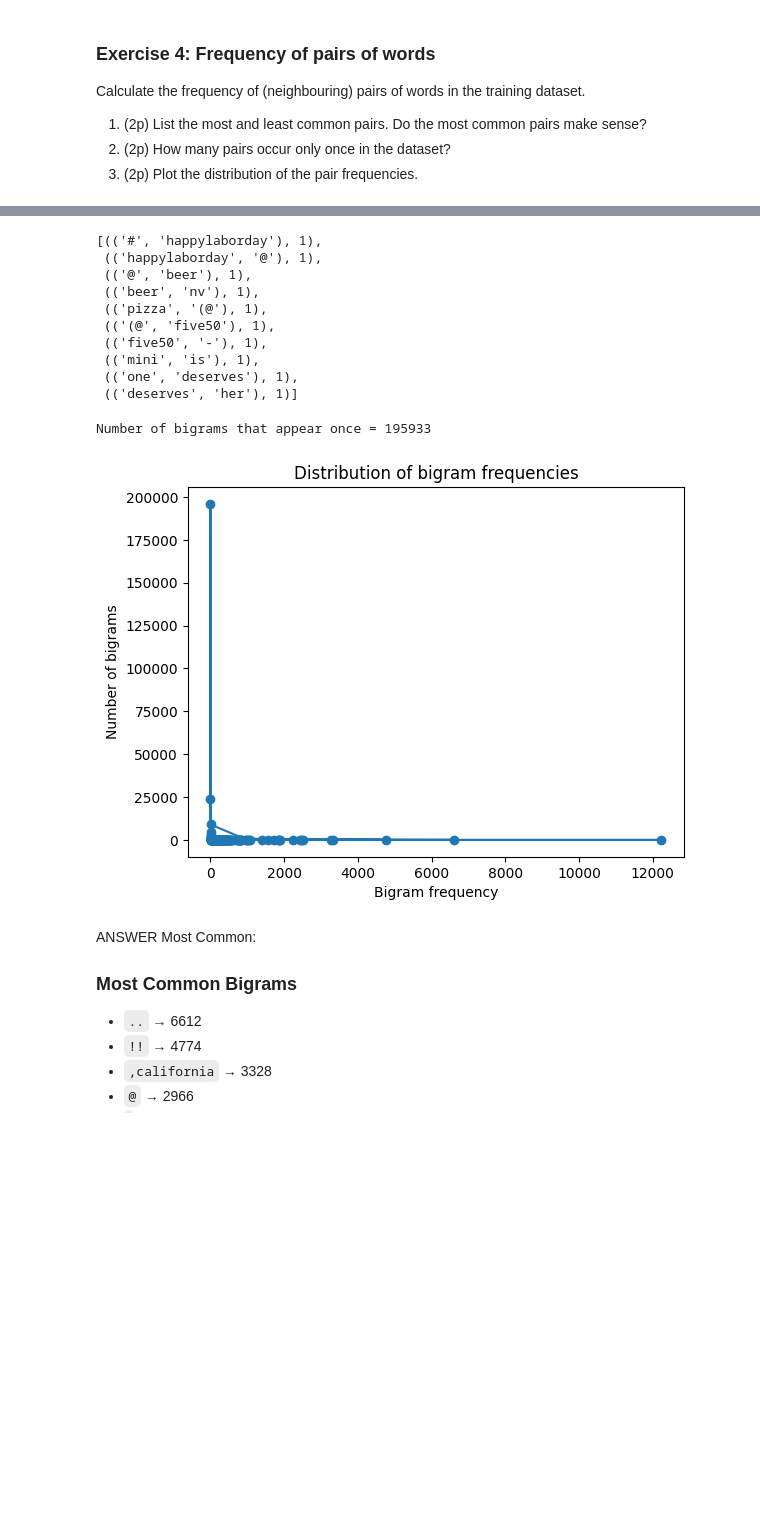
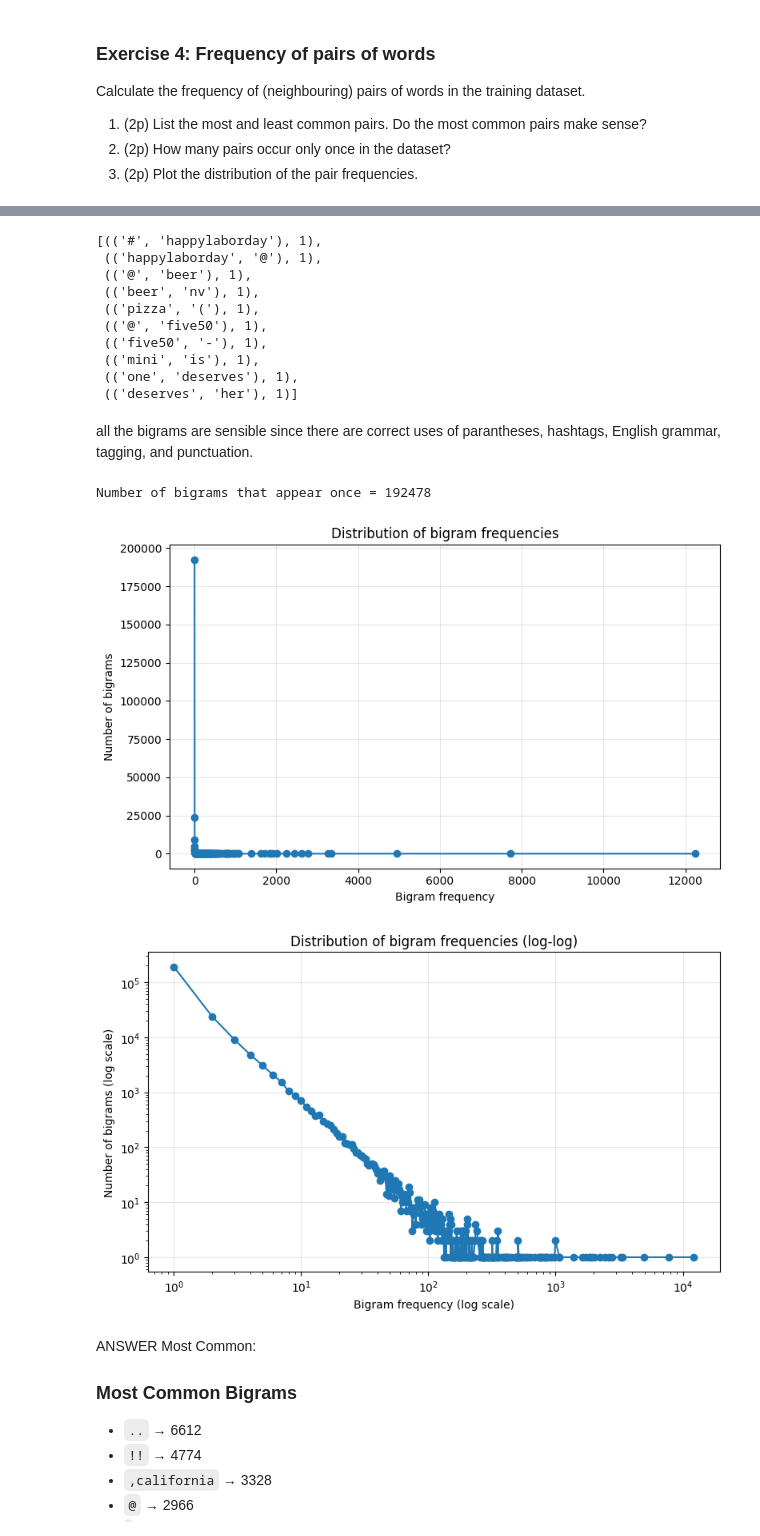
Before and after one commit to OmericoN/NLP_Labs1_Group18, a Jupyter notebook: Lab_1_Omer.ipynb, the cells around one changed output, grey strips where cells are left out. Drawn from its saved outputs; the diff is of its cells as text; code cells hidden in the pictures; blank space fills up the shorter version.

```diff
--- a/Lab_1_Omer.ipynb
+++ b/Lab_1_Omer.ipynb
@@ -395,23 +396,20 @@ def clean(text):
     # removing comma between numbers
     text = re.sub(r'(\d),(\d)', r'\1\2', text)
 
-    # remove multiple spaces
-    text = re.sub(r'\s+', ' ', text)
-
-    # space out punctuation BUT preserve hashtags
-    # This regex looks for punctuation NOT preceded by whitespace and NOT part of a hashtag
-    text = re.sub(r'(?<!\#)([.,!?;:])', r' \1', text)
-
-    #Optional cleaning
-    # reduce repetitive characters
-    text = re.sub(r'(.)\1{2,}', r'\1\1', text)
+    # space out punctuation (including parentheses)
+    text = re.sub(r'(?<!\#)([.,!?;:\(\)])', r' \1 ', text)
 
     # separating hashtags and ats from their attached word
     text = re.sub(r'([#@])(\w)', r'\1 \2', text)
 
+    # reduce repetitive characters
+    text = re.sub(r'(.)\1{2,}', r'\1\1', text)
 
     # lowercase sentence
     text = text.lower()
+
+    # remove multiple spaces (MOVED HERE - after all spacing operations)
+    text = re.sub(r'\s+', ' ', text)
 
     # stripping sentence to remove tailing/leading spaces
     text = text.strip()
@@ -627,35 +642,51 @@ bigram_counter.most_common()[-10:]
  (('happylaborday', '@'), 1),
  (('@', 'beer'), 1),
  (('beer', 'nv'), 1),
- (('pizza', '(@'), 1),
- (('(@', 'five50'), 1),
+ (('pizza', '('), 1),
+ (('@', 'five50'), 1),
  (('five50', '-'), 1),
  (('mini', 'is'), 1),
  (('one', 'deserves'), 1),
  (('deserves', 'her'), 1)]
+# %% [markdown]
+all the bigrams are sensible since there are correct uses of parantheses, hashtags, English grammar, tagging, and punctuation.
 # %%
 '''
-How many appear only once
+How many appear only once (incl. all characters, not just words)
 '''
 
 i = sum(1 for count in bigram_counter.values() if count == 1)
 print(f"Number of bigrams that appear once = {i}")
 # %% [output]
-Number of bigrams that appear once = 195933
+Number of bigrams that appear once = 192478
 # %%
 frequencies = list(bigram_counter.values())
 freq_distribution = Counter(frequencies)
-x = list(freq_distribution.keys())
-y = list(freq_distribution.values())
+x = sorted(freq_distribution.keys())
+y = [freq_distribution[freq] for freq in x]
 
-plt.figure()
+plt.figure(figsize=(8, 5))
 plt.plot(x, y, marker='o')
 plt.xlabel("Bigram frequency")
 plt.ylabel("Number of bigrams")
 plt.title("Distribution of bigram frequencies")
+plt.grid(True, alpha=0.3)
+plt.tight_layout()
 plt.show()
+
+
+## on a log scale
+plt.figure(figsize=(8, 5))
+plt.loglog(x, y, marker='o')
+plt.xlabel("Bigram frequency (log scale)")
+plt.ylabel("Number of bigrams (log scale)")
+plt.title("Distribution of bigram frequencies (log-log)")
+plt.grid(True, alpha=0.3)
+plt.tight_layout()
+plt.show()
 # %% [output]
-[figure, old version]
+[figure, new version]
+[figure, added]
 # %% [markdown]
 ANSWER
 Most Common:
```
Also changed, not shown: parts of 27 cells of this notebook.
